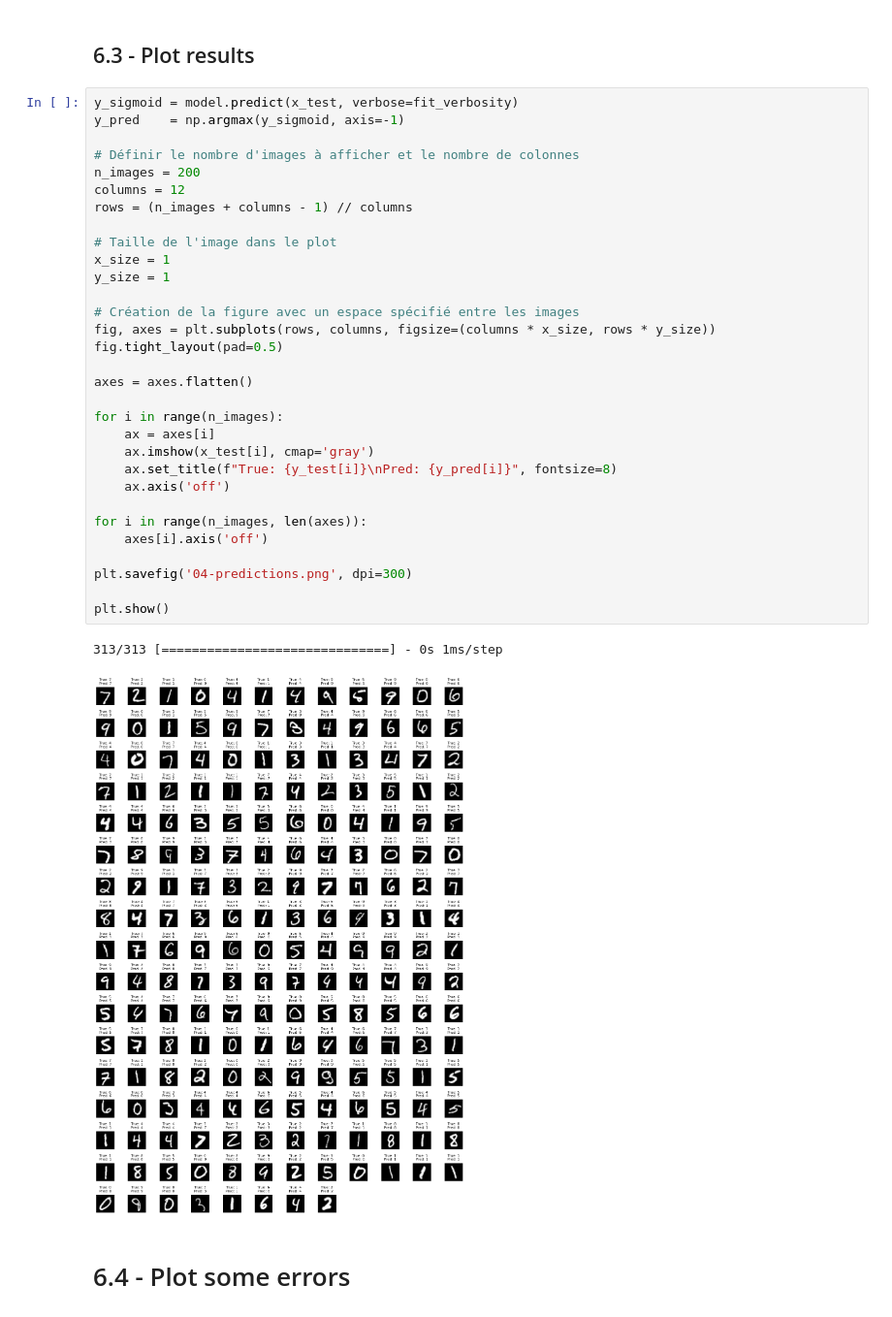
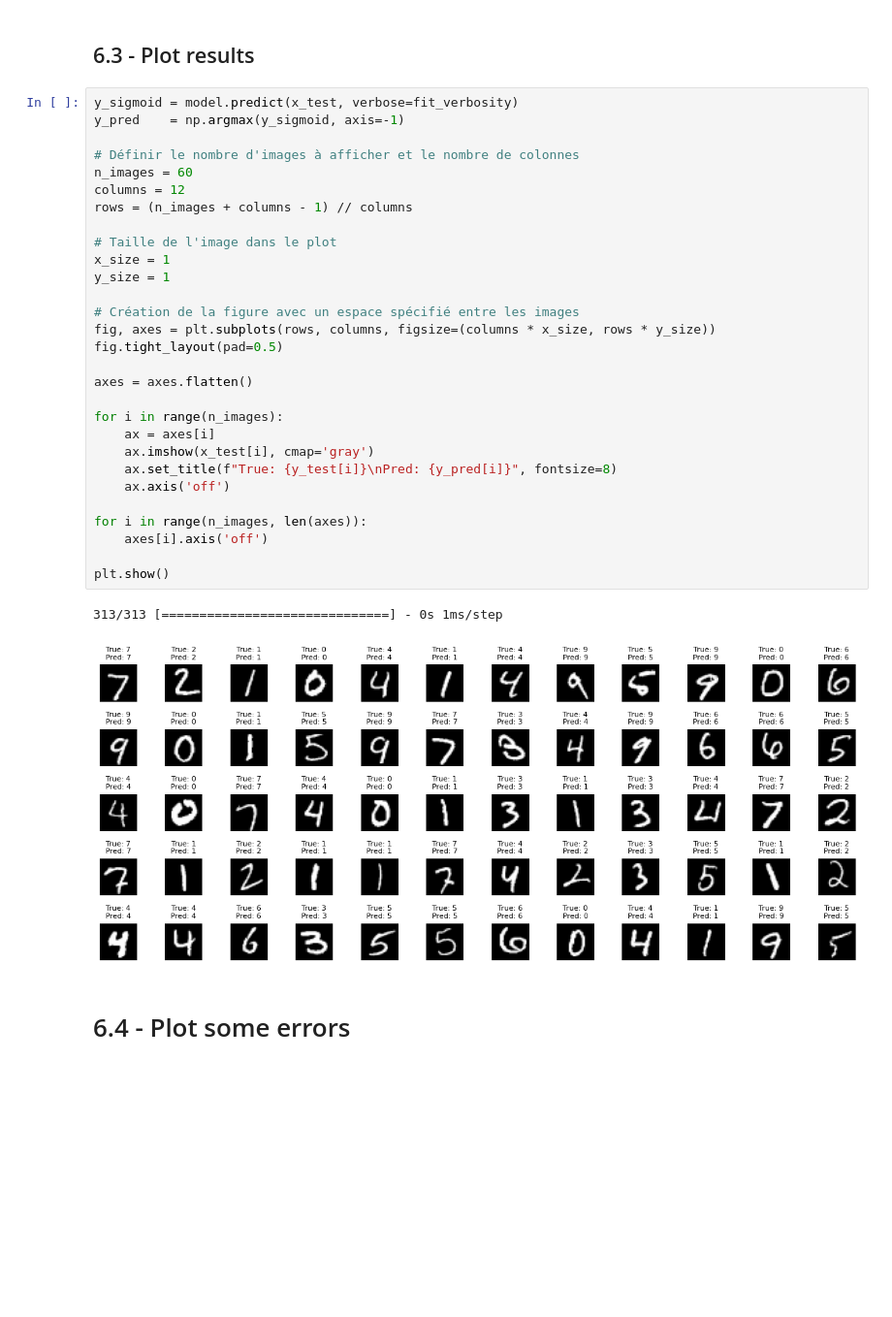
Before and after one commit to JulesUSG15/MNIST, a Jupyter notebook: MNIST.ipynb, the cells around one changed output. Shown at 97% size. Saved outputs shown, nothing was run; the diff lists cells and outputs as text; blank space fills up the shorter version.

```diff
--- a/MNIST.ipynb
+++ b/MNIST.ipynb
@@ -165,37 +168,35 @@ plt.show()
 # %%
 y_sigmoid = model.predict(x_test, verbose=fit_verbosity)
 y_pred    = np.argmax(y_sigmoid, axis=-1)
 
 # Définir le nombre d'images à afficher et le nombre de colonnes
-n_images = 200
+n_images = 60
 columns = 12
 rows = (n_images + columns - 1) // columns
 
 # Taille de l'image dans le plot
 x_size = 1
 y_size = 1
 
 # Création de la figure avec un espace spécifié entre les images
 fig, axes = plt.subplots(rows, columns, figsize=(columns * x_size, rows * y_size))
 fig.tight_layout(pad=0.5)
 
 axes = axes.flatten()
 
 for i in range(n_images):
     ax = axes[i]
     ax.imshow(x_test[i], cmap='gray')
     ax.set_title(f"True: {y_test[i]}\nPred: {y_pred[i]}", fontsize=8)
     ax.axis('off')
 
 for i in range(n_images, len(axes)):
     axes[i].axis('off')
 
-plt.savefig('04-predictions.png', dpi=300)
-
 plt.show()
 # %% [output]
 313/313 [==============================] - 0s 1ms/step
-[figure, old version]
+[figure, new version]
 # %% [markdown]
 # 6.4 - Plot some errors
 # %%
```
Also changed, not shown: parts of 6 cells of this notebook, 2 other files.
